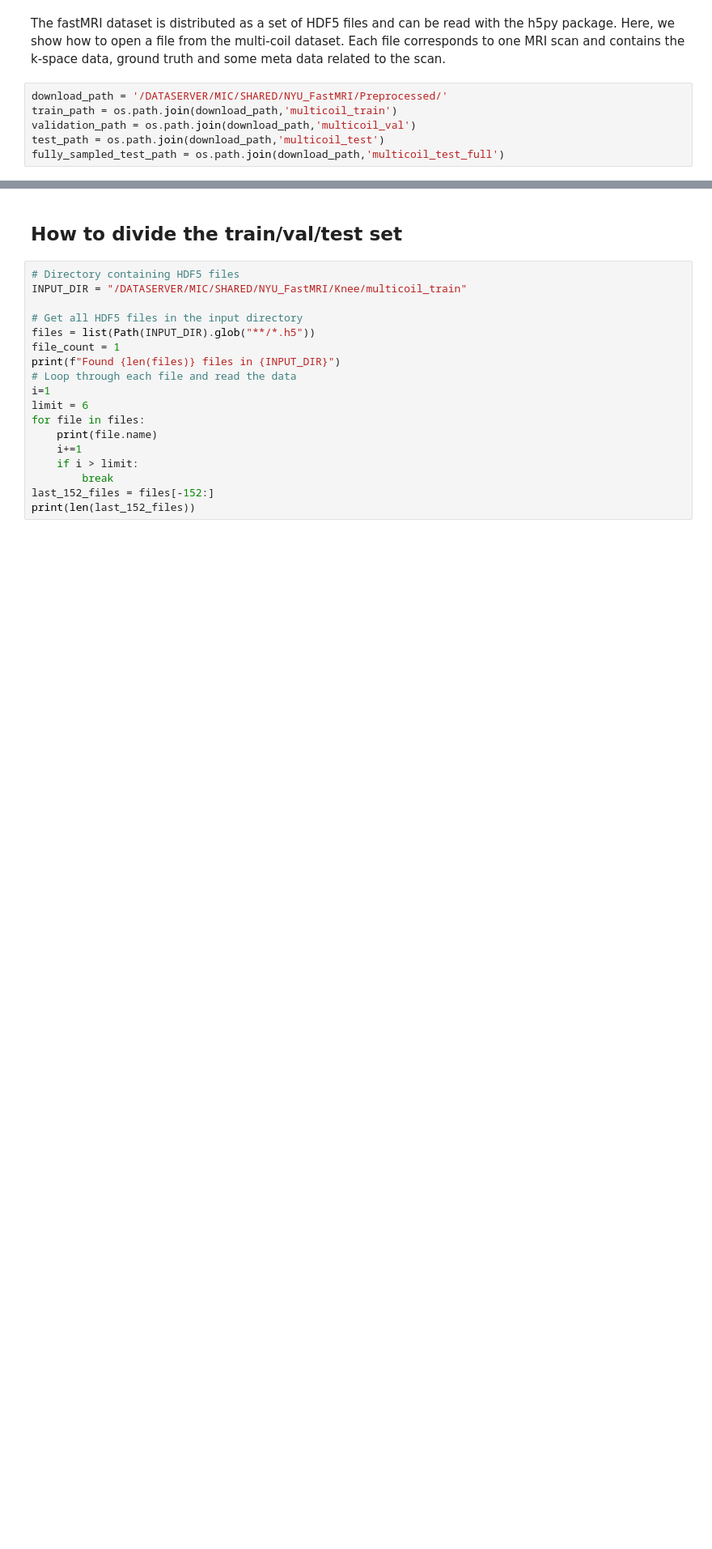
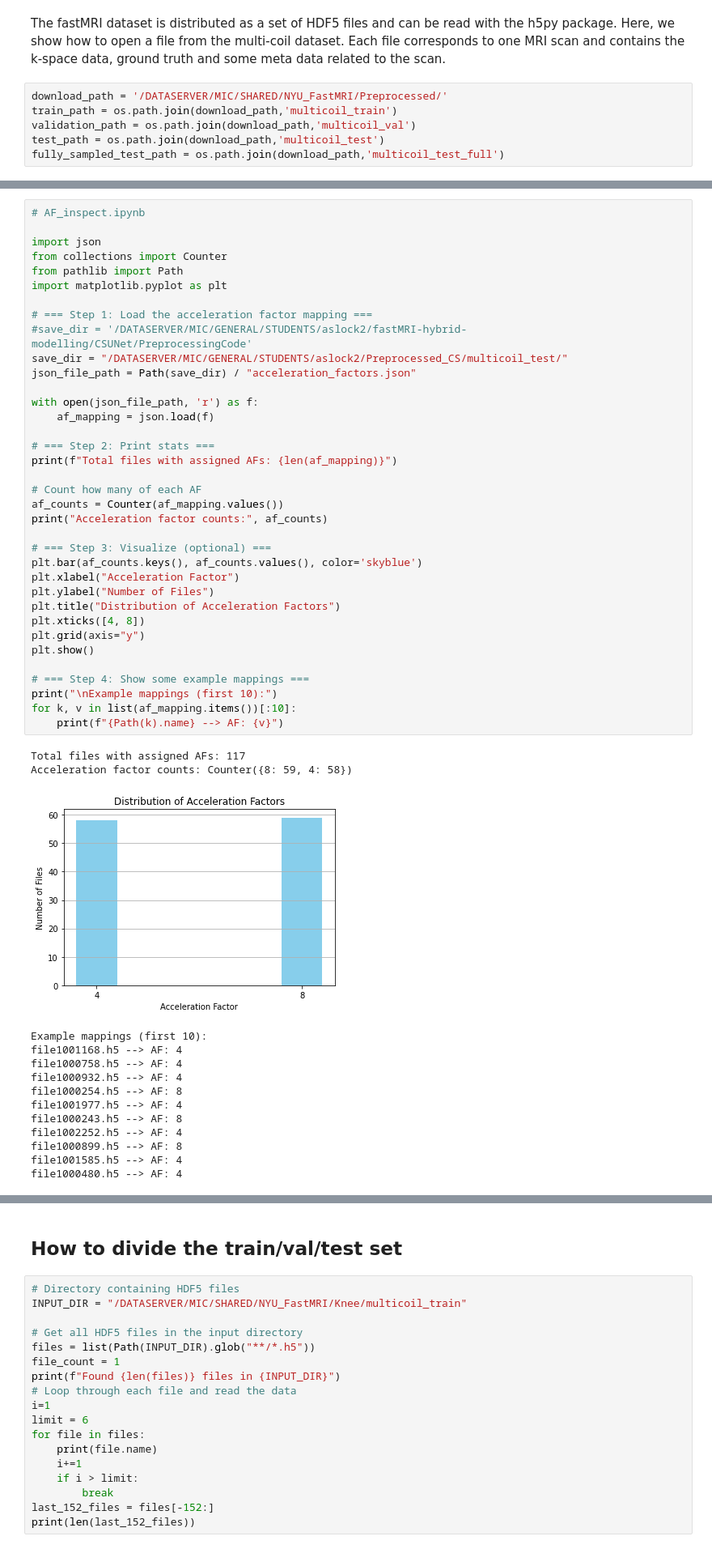
Before and after one commit to AlexSlock/fastMRI-hybrid-modelling, a Jupyter notebook: CSUNet/PreprocessingCode/preprocessing_tests.ipynb, the cells around one changed output, grey strips where cells are left out. Shown at 81% size. Saved outputs shown, nothing was run; the diff lists cells and outputs as text; blank space fills up the shorter version.

```diff
--- a/CSUNet/PreprocessingCode/preprocessing_tests.ipynb
+++ b/CSUNet/PreprocessingCode/preprocessing_tests.ipynb
@@ -16,0 +85,51 @@ fully_sampled_test_path = os.path.join(download_path,'multicoil_test_full')
+# %%
+# AF_inspect.ipynb
+
+import json
+from collections import Counter
+from pathlib import Path
+import matplotlib.pyplot as plt
+
+# === Step 1: Load the acceleration factor mapping ===
+#save_dir = '/DATASERVER/MIC/GENERAL/STUDENTS/aslock2/fastMRI-hybrid-modelling/CSUNet/PreprocessingCode'
+save_dir = "/DATASERVER/MIC/GENERAL/STUDENTS/aslock2/Preprocessed_CS/multicoil_test/"
+json_file_path = Path(save_dir) / "acceleration_factors.json"
+
+with open(json_file_path, 'r') as f:
+    af_mapping = json.load(f)
+
+# === Step 2: Print stats ===
+print(f"Total files with assigned AFs: {len(af_mapping)}")
+
+# Count how many of each AF
+af_counts = Counter(af_mapping.values())
+print("Acceleration factor counts:", af_counts)
+
+# === Step 3: Visualize (optional) ===
+plt.bar(af_counts.keys(), af_counts.values(), color='skyblue')
+plt.xlabel("Acceleration Factor")
+plt.ylabel("Number of Files")
+plt.title("Distribution of Acceleration Factors")
+plt.xticks([4, 8])
+plt.grid(axis="y")
+plt.show()
+
+# === Step 4: Show some example mappings ===
+print("\nExample mappings (first 10):")
+for k, v in list(af_mapping.items())[:10]:
+    print(f"{Path(k).name} --> AF: {v}")
+# %% [output]
+Total files with assigned AFs: 117
+Acceleration factor counts: Counter({8: 59, 4: 58})
+[figure, added]
+Example mappings (first 10):
+file1001168.h5 --> AF: 4
+file1000758.h5 --> AF: 4
+file1000932.h5 --> AF: 4
+file1000254.h5 --> AF: 8
+file1001977.h5 --> AF: 4
+file1000243.h5 --> AF: 8
+file1002252.h5 --> AF: 4
+file1000899.h5 --> AF: 8
+file1001585.h5 --> AF: 4
+file1000480.h5 --> AF: 4
```
Also changed, not shown: parts of 4 cells of this notebook, 17 other files.
